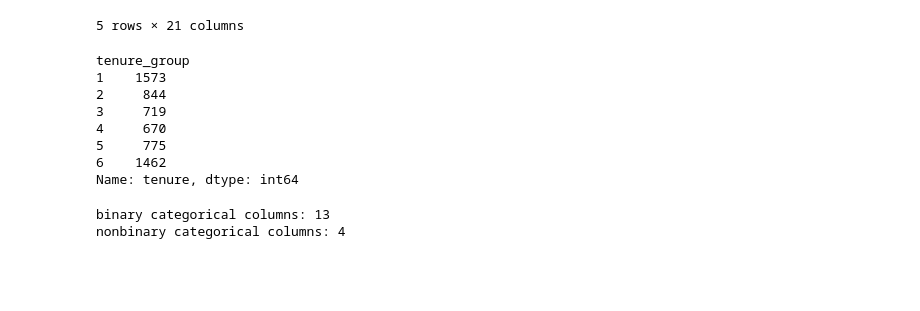
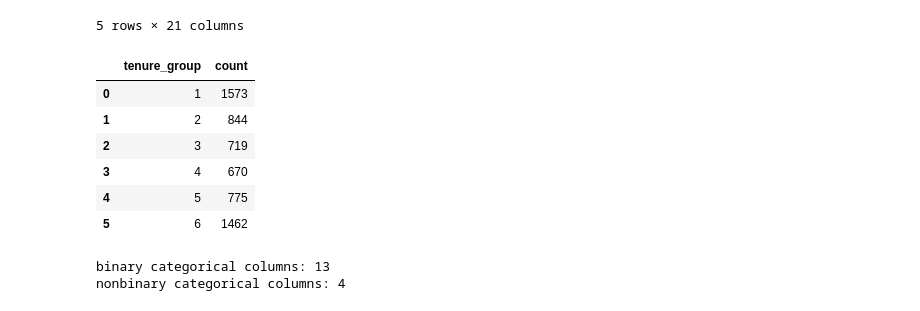
Before and after one commit to demidafonichev/hse-data-science-in-business-2020, a Jupyter notebook: HW4/HW4.ipynb, the cells around one changed output. Cells and saved outputs as stored; diff of their text form; code cells hidden in the pictures; blank space fills up the shorter version.

```diff
--- a/HW4/HW4.ipynb
+++ b/HW4/HW4.ipynb
@@ -43,16 +43,15 @@ tel.head()
 | 4 | Female | No | No | No | 8 | Yes | Yes | Fiber optic | ... |
 5 rows × 21 columns
 # %%
-tel.groupby(['tenure_group']).tenure.count()
+tel.groupby(['tenure_group']).tenure.count().reset_index(name='count')
 # %% [output]
-tenure_group
-1    1573
-2     844
-3     719
-4     670
-5     775
-6    1462
-Name: tenure, dtype: int64
+|  | tenure_group | count |
+| 0 | 1 | 1573 |
+| 1 | 2 | 844 |
+| 2 | 3 | 719 |
+| 3 | 4 | 670 |
+| 4 | 5 | 775 |
+| 5 | 6 | 1462 |
 # %%
 cat_cols = tel.select_dtypes(include=['object']).columns
 bin_cat_cols = [cat_col for cat_col in cat_cols if len(tel[cat_col].unique()) == 2]
```
Also changed, not shown: parts of 9 cells of this notebook.
